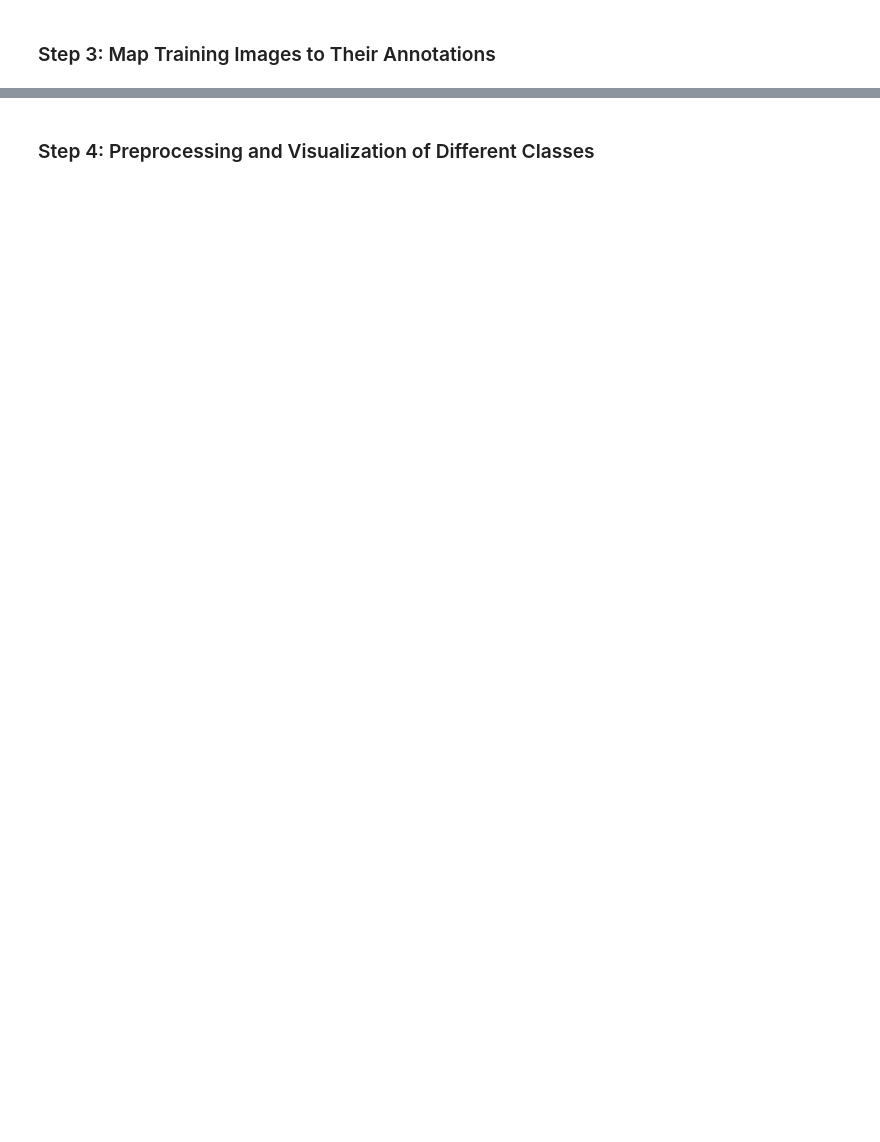
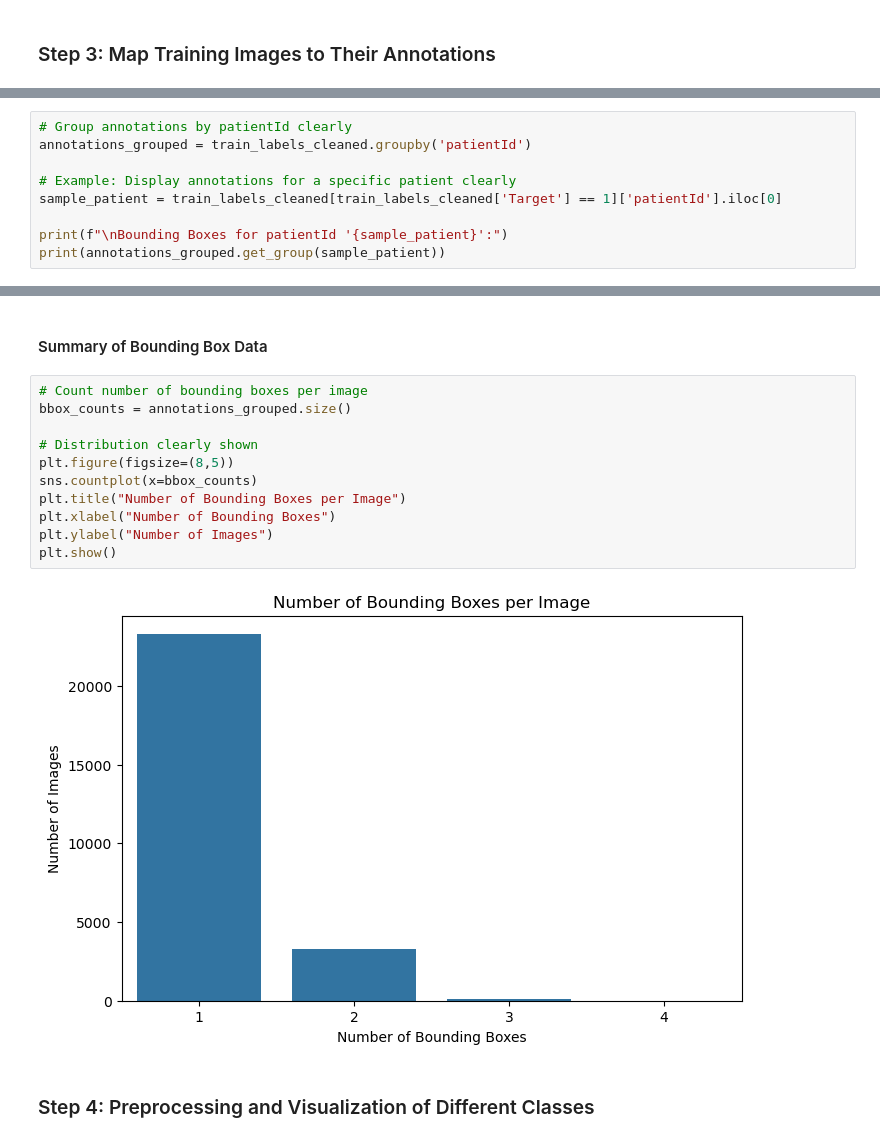
Before and after one commit to nkpatro/Pneumonia-Detection, a Jupyter notebook: Pneumonia-Detection.ipynb, the cells around one changed output, grey strips where cells are left out. Cells and saved outputs as stored; diff of their text form; blank space fills up the shorter version.

```diff
--- a/Pneumonia-Detection.ipynb
+++ b/Pneumonia-Detection.ipynb
@@ -15,0 +204,9 @@ Computer vision can be used in health care for identifying diseases. In Pneumoni
+# %%
+# Group annotations by patientId clearly
+annotations_grouped = train_labels_cleaned.groupby('patientId')
+
+# Example: Display annotations for a specific patient clearly
+sample_patient = train_labels_cleaned[train_labels_cleaned['Target'] == 1]['patientId'].iloc[0]
+
+print(f"\nBounding Boxes for patientId '{sample_patient}':")
+print(annotations_grouped.get_group(sample_patient))
@@ -16,2 +235,17 @@ Computer vision can be used in health care for identifying diseases. In Pneumoni
+# %% [markdown]
+#### Summary of Bounding Box Data
+# %%
+# Count number of bounding boxes per image
+bbox_counts = annotations_grouped.size()
+
+# Distribution clearly shown
+plt.figure(figsize=(8,5))
+sns.countplot(x=bbox_counts)
+plt.title("Number of Bounding Boxes per Image")
+plt.xlabel("Number of Bounding Boxes")
+plt.ylabel("Number of Images")
+plt.show()
+# %% [output]
+[figure, added]
 # %% [markdown]
 ### Step 4: Preprocessing and Visualization of Different Classes
```
Also changed, not shown: parts of 34 cells of this notebook.
